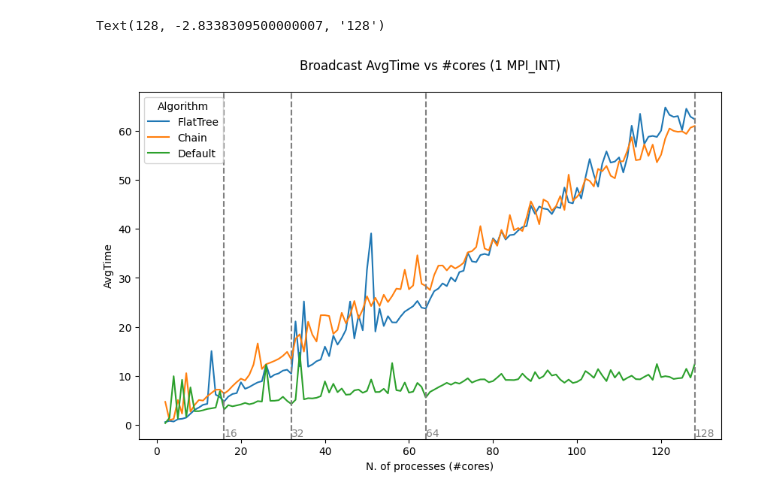
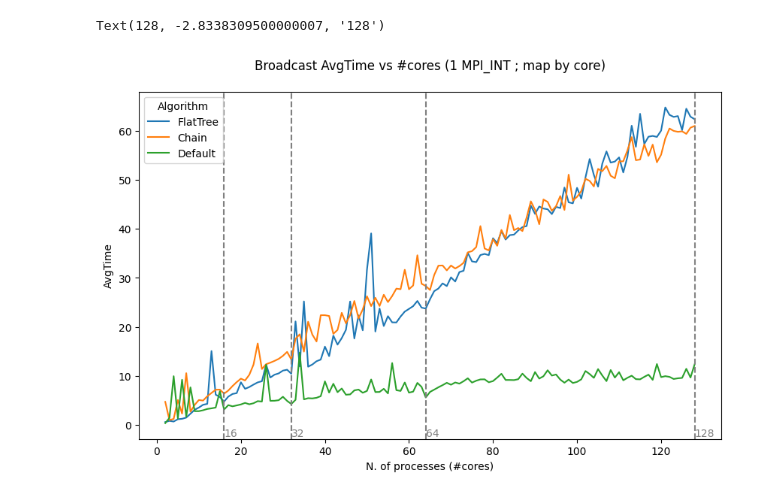
Before and after one commit to giuliofantuzzi/HPC_FinalProject, a Jupyter notebook: exercise2/distributed/results/scalability.ipynb, the cells around one changed output. Saved outputs shown, nothing was run; the diff lists cells and outputs as text; code cells hidden in the pictures.

```diff
--- a/exercise2/distributed/results/scalability.ipynb
+++ b/exercise2/distributed/results/scalability.ipynb
@@ -11,21 +11,21 @@ bcast_df= pd.concat([bcast_FlatTree_df, bcast_Chain_df,bcast_Default_df], ignore
 # %%
 plt.figure(figsize=(10, 6))
 sns.lineplot(x='Processes', y='AvgTime', hue='Algorithm', data=bcast_df)
 # add line y=0.15*x
 
 plt.xlabel('N. of processes (#cores)')
-plt.title('Broadcast AvgTime vs #cores (1 MPI_INT)\n')
+plt.title('Broadcast AvgTime vs #cores (1 MPI_INT ; map by core)\n')
 plt.legend(loc='upper left',title="Algorithm")
 # add vertical lines
 plt.axvline(x=16, color='grey', linestyle='--')
 plt.axvline(x=32, color='grey', linestyle='--')
 plt.axvline(x=64, color='grey', linestyle='--')
 plt.axvline(x=128, color='grey', linestyle='--')
 
 plt.text(16, plt.ylim()[0], '16', va='bottom', ha='left', color='grey')
 plt.text(32, plt.ylim()[0], '32', va='bottom', ha='left', color='grey')
 plt.text(64, plt.ylim()[0], '64', va='bottom', ha='left', color='grey')
 plt.text(128, plt.ylim()[0], '128', va='bottom', ha='left', color='grey')
 # %% [output]
 Text(128, -2.8338309500000007, '128')
-[figure, old version]
+[figure, new version]
```
Also changed, not shown: 1 other file.
